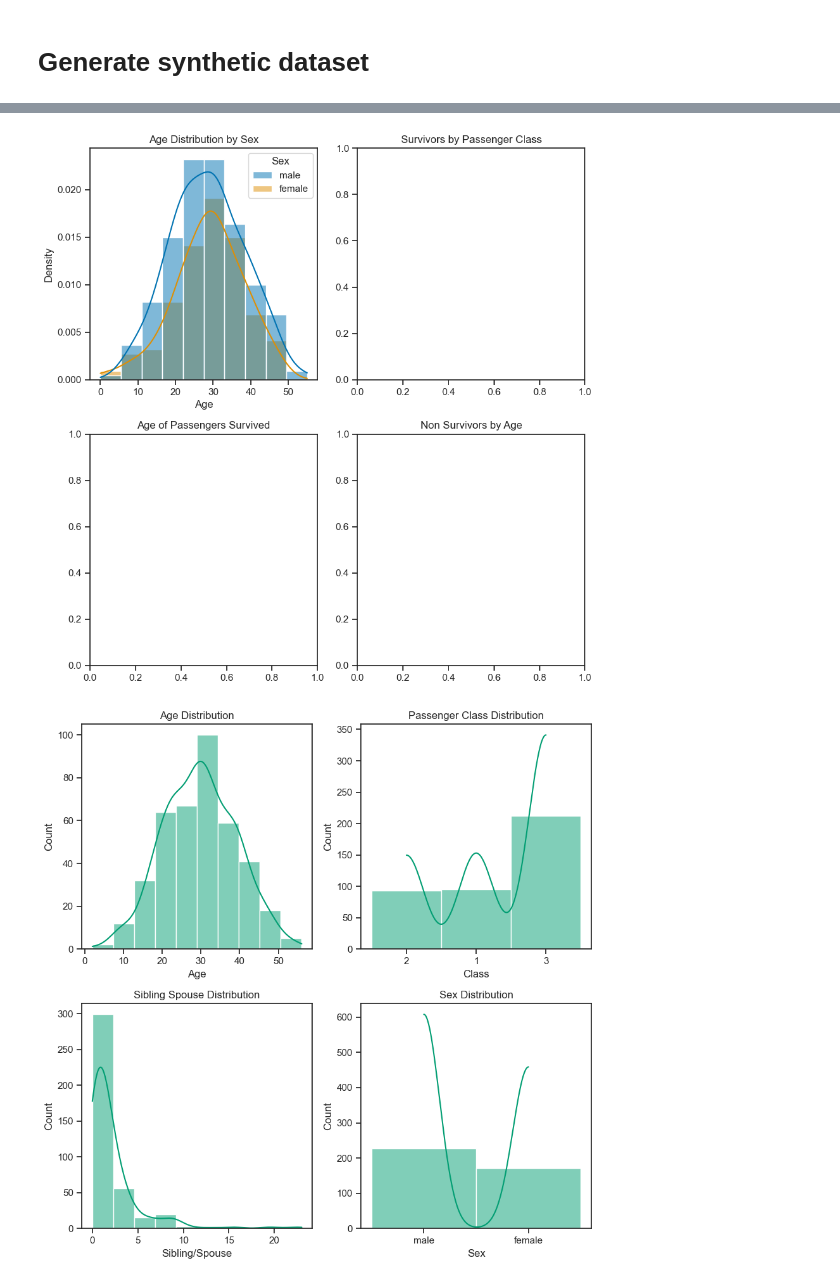
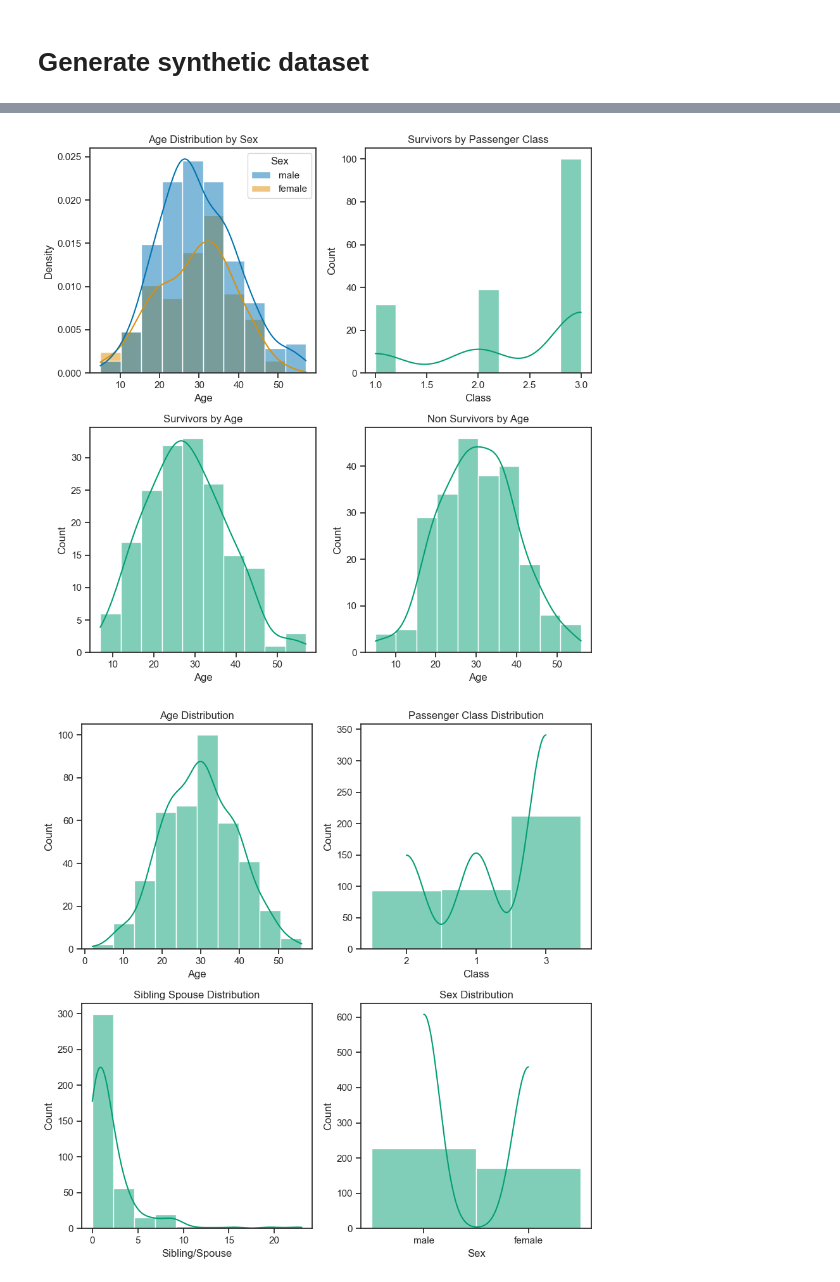
Before and after one commit to lgrealish/programming_for_data_analysis, a Jupyter notebook: PfDA_Assignment1.ipynb, the cells around one changed output, grey strips where cells are left out. Saved outputs shown, nothing was run; the diff lists cells and outputs as text; code cells hidden in the pictures.

Commit message:
Change output of random.choices() to dtype int

```diff
--- a/PfDA_Assignment1.ipynb
+++ b/PfDA_Assignment1.ipynb
@@ -247,15 +247,15 @@ num_samples = 400
 Sex_elements = ['male', 'female']
 weights_sex = [0.6, 0.4]
 
-Survived_elements = ['0', '1']
+Survived_elements = [0, 1]
 weights_survived = [0.6, 0.4]
 
-PassengerClass_elements = ['1', '2', '3']
+PassengerClass_elements = [1, 2, 3]
 weights_passengerclass = [0.25, 0.25, 0.5]
 
 # Generate synthetic features
-sex = random.choices(Sex_elements, weights_sex, k=num_samples);
-age = np.random.normal(loc=30, scale=10, size=num_samples).astype(int);
+sex = random.choices(Sex_elements, weights_sex, k=num_samples)
+age = np.random.normal(loc=30, scale=10, size=num_samples).astype(int)
 passenger_class = random.choices(PassengerClass_elements, weights_passengerclass, k=num_samples)
 survived = random.choices(Survived_elements, weights_survived, k=num_samples)
 #sibling_spouse = np.random.randint(low=0, high=5, size =num_samples)
@@ -320,21 +315,21 @@ plt.show;
 # %%
 # set up the subplots, style and palette
 sns.set(style="ticks", palette="colorblind")
 f,axes=plt.subplots(2,2, figsize=(9,9))
 # plot the distributions of each of the main variables.
 sns.histplot(synthetic_data, x='Age', kde=True, stat="density", ax=axes[0,0], bins=10, hue='Sex');
 # set axes title
 axes[0,0].set_title("Age Distribution by Sex");
 sns.histplot(synthetic_data[synthetic_data['Survived']==1]['Class'].dropna(), kde=True, ax=axes[0,1], bins=10, color="g");
 axes[0,1].set_title("Survivors by Passenger Class");
 sns.histplot(synthetic_data[synthetic_data['Survived']==1]['Age'].dropna(), kde=True, ax=axes[1,0], bins=10, color="g");
-axes[1,0].set_title("Age of Passengers Survived");
+axes[1,0].set_title("Survivors by Age");
 sns.histplot(synthetic_data[synthetic_data['Survived']==0]['Age'].dropna(), kde=True, ax=axes[1,1], bins=10, color="g");
 axes[1,1].set_title("Non Survivors by Age");
 
 plt.tight_layout();
 # %% [output]
-[figure, old version]
+[figure, new version]
 # %%
 # set up the subplots, style and palette
 sns.set(style="ticks", palette="colorblind")
```
Also changed, not shown: parts of 5 cells of this notebook, 1 other file.
